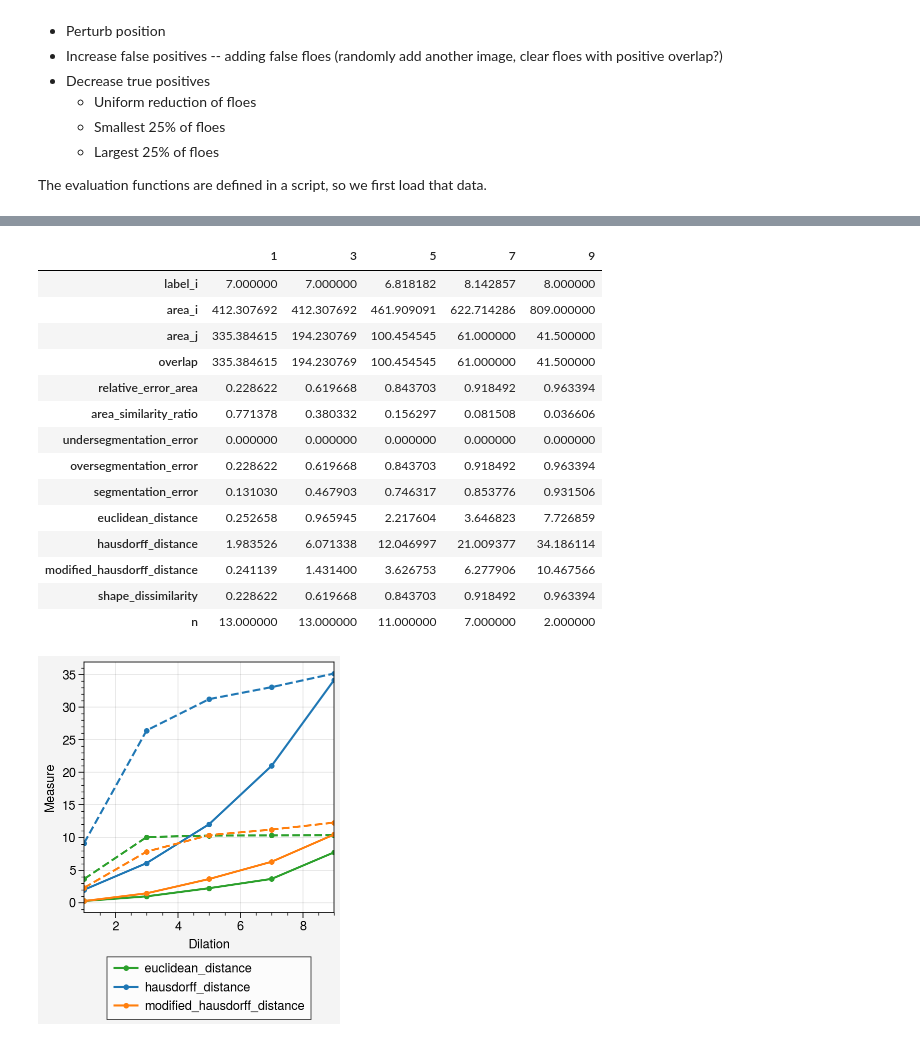
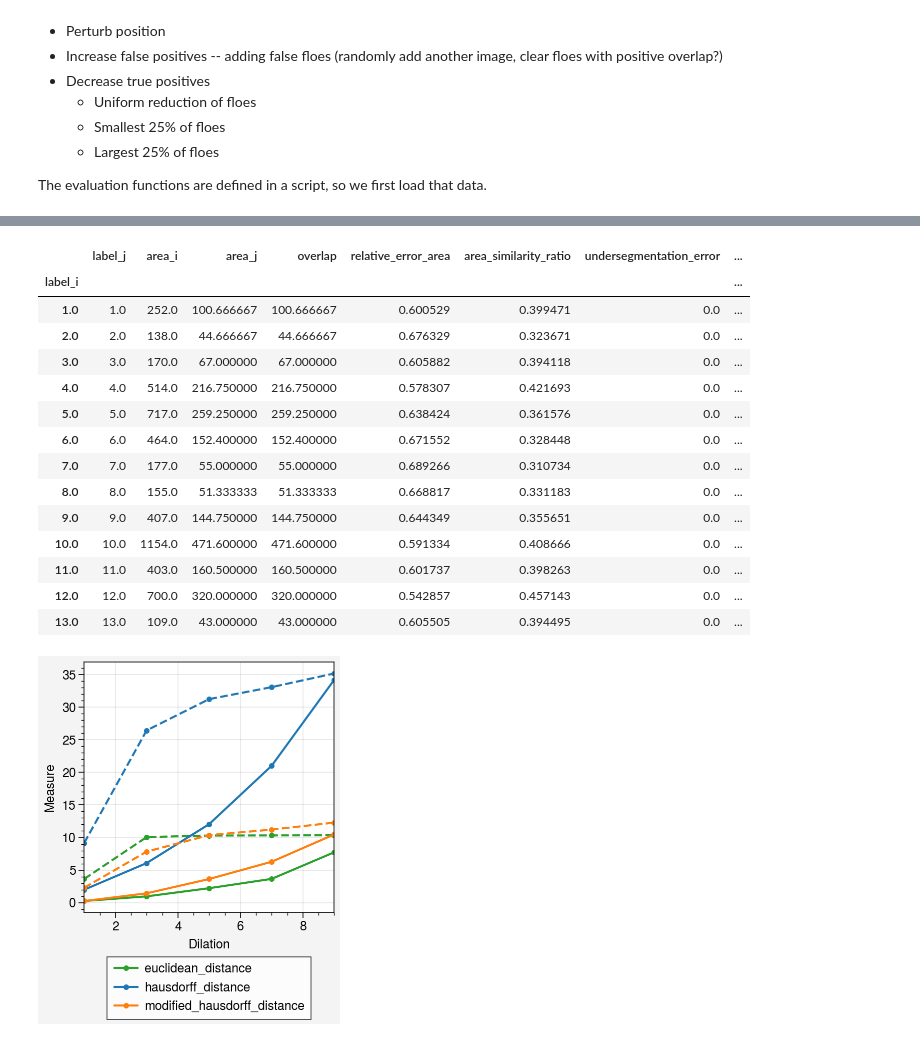
Before and after one commit to danielmwatkins/eval_seg, a Jupyter notebook: notebooks/segmentation_evaluation.ipynb, the cells around one changed output, grey strips where cells are left out. Drawn from its saved outputs; the diff is of its cells as text; code cells hidden in the pictures.

```diff
--- a/notebooks/segmentation_evaluation.ipynb
+++ b/notebooks/segmentation_evaluation.ipynb
@@ -341,21 +394,20 @@ ax.format(ylabel='Measure', xlabel='Dilation')
 # %%
-results_erode
 # %% [output]
-|  | 1 | 3 | 5 | 7 | 9 |
-| label_i | 7.000000 | 7.000000 | 6.818182 | 8.142857 | 8.000000 |
-| area_i | 412.307692 | 412.307692 | 461.909091 | 622.714286 | 809.000000 |
-| area_j | 335.384615 | 194.230769 | 100.454545 | 61.000000 | 41.500000 |
-| overlap | 335.384615 | 194.230769 | 100.454545 | 61.000000 | 41.500000 |
-| relative_error_area | 0.228622 | 0.619668 | 0.843703 | 0.918492 | 0.963394 |
-| area_similarity_ratio | 0.771378 | 0.380332 | 0.156297 | 0.081508 | 0.036606 |
-| undersegmentation_error | 0.000000 | 0.000000 | 0.000000 | 0.000000 | 0.000000 |
-| oversegmentation_error | 0.228622 | 0.619668 | 0.843703 | 0.918492 | 0.963394 |
-| segmentation_error | 0.131030 | 0.467903 | 0.746317 | 0.853776 | 0.931506 |
-| euclidean_distance | 0.252658 | 0.965945 | 2.217604 | 3.646823 | 7.726859 |
-| hausdorff_distance | 1.983526 | 6.071338 | 12.046997 | 21.009377 | 34.186114 |
-| modified_hausdorff_distance | 0.241139 | 1.431400 | 3.626753 | 6.277906 | 10.467566 |
-| shape_dissimilarity | 0.228622 | 0.619668 | 0.843703 | 0.918492 | 0.963394 |
-| n | 13.000000 | 13.000000 | 11.000000 | 7.000000 | 2.000000 |
+|  | label_j | area_i | area_j | overlap | relative_error_area | area_similarity_ratio | undersegmentation_error | ... |
+| label_i |  |  |  |  |  |  |  | ... |
+| 1.0 | 1.0 | 252.0 | 100.666667 | 100.666667 | 0.600529 | 0.399471 | 0.0 | ... |
+| 2.0 | 2.0 | 138.0 | 44.666667 | 44.666667 | 0.676329 | 0.323671 | 0.0 | ... |
+| 3.0 | 3.0 | 170.0 | 67.000000 | 67.000000 | 0.605882 | 0.394118 | 0.0 | ... |
+| 4.0 | 4.0 | 514.0 | 216.750000 | 216.750000 | 0.578307 | 0.421693 | 0.0 | ... |
+| 5.0 | 5.0 | 717.0 | 259.250000 | 259.250000 | 0.638424 | 0.361576 | 0.0 | ... |
+| 6.0 | 6.0 | 464.0 | 152.400000 | 152.400000 | 0.671552 | 0.328448 | 0.0 | ... |
+| 7.0 | 7.0 | 177.0 | 55.000000 | 55.000000 | 0.689266 | 0.310734 | 0.0 | ... |
+| 8.0 | 8.0 | 155.0 | 51.333333 | 51.333333 | 0.668817 | 0.331183 | 0.0 | ... |
+| 9.0 | 9.0 | 407.0 | 144.750000 | 144.750000 | 0.644349 | 0.355651 | 0.0 | ... |
+| 10.0 | 10.0 | 1154.0 | 471.600000 | 471.600000 | 0.591334 | 0.408666 | 0.0 | ... |
+| 11.0 | 11.0 | 403.0 | 160.500000 | 160.500000 | 0.601737 | 0.398263 | 0.0 | ... |
+| 12.0 | 12.0 | 700.0 | 320.000000 | 320.000000 | 0.542857 | 0.457143 | 0.0 | ... |
+| 13.0 | 13.0 | 109.0 | 43.000000 | 43.000000 | 0.605505 | 0.394495 | 0.0 | ... |
 # %%
 results = pd.DataFrame(results)
 fig, ax = pplt.subplots()
```
Also changed, not shown: parts of 28 cells of this notebook, 2 other files.
